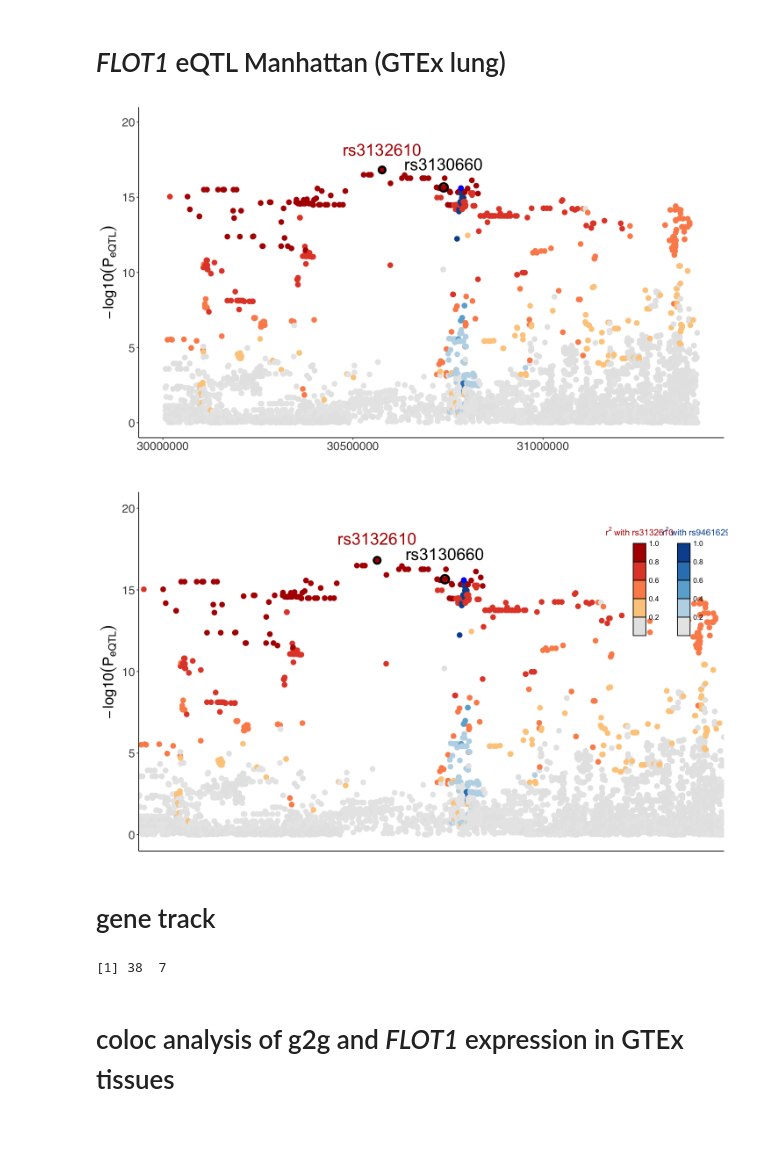
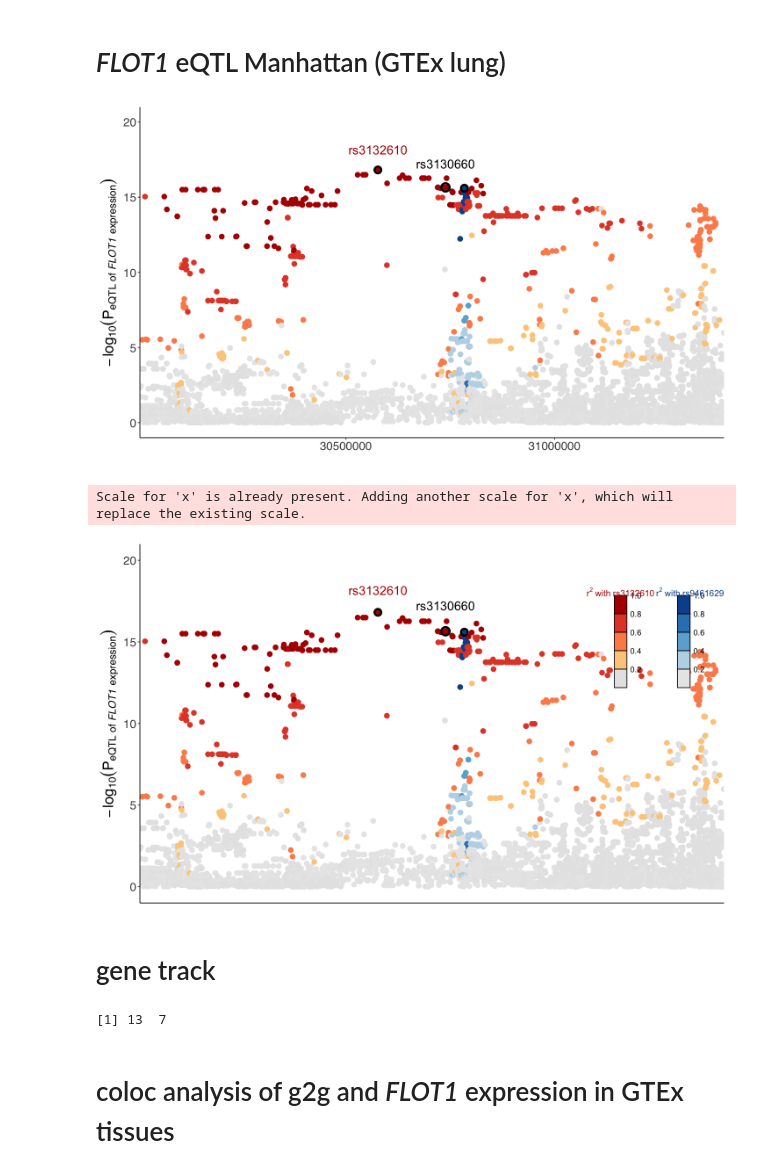
Before and after one commit to yang-luo-lab/TB-g2g, a Jupyter notebook: scripts/TBg2g_Fig3.ipynb, the cells around one changed output. Cells and saved outputs as stored; diff of their text form; code cells hidden in the pictures; blank space fills up the shorter version.

```diff
--- a/scripts/TBg2g_Fig3.ipynb
+++ b/scripts/TBg2g_Fig3.ipynb
@@ -121,47 +124,43 @@ options(repr.plot.width = 12, repr.plot.height = 7)
 
 eQTL$color <- factor(eQTL$col,levels=c((col1),rev(col2)))
 
-peQTL <- ggplot(data=eQTL %>% filter(position >= minpos & position <=maxpos & is.na(color))) +
-    geom_point(aes(x=position,y=-log10(pvalue)),col="gray90",size=3) + # GWAS plot
-    ylab(bquote(-log10(P[eQTL]))) + xlab("") + ylim(0,20)
-
-peQTL <- peQTL + scale_x_continuous(expand = c(0, 0))
 
 peQTL <- ggplot(data=eQTL %>% filter(position >= minpos & position <=maxpos & !is.na(color))) +
-    geom_point(aes(x=position,y=-log10(pvalue),col=color),size=3) + # GWAS plot
-    ylab(bquote(-log10(P[eQTL]))) + xlab("") + ylim(0,20)
+    geom_point(aes(x=position,y=-log10(pvalue),col=color),size=3) + # eQTL plot
+    ylab(bquote(-log[10](P[paste("eQTL of " ,italic("FLOT1"), " expression",sep="")]))) + xlab("") + ylim(0,20)
+peQTL <- peQTL + scale_x_continuous(expand = c(0, 0))
 
 
 # top GWAS SNP
 peQTL <- peQTL + geom_text(data=eQTL %>% filter(variant=="chr6_30738584_T_A"),
                            aes(x=position,y=-log10(pvalue)*1.1),
-                              label="rs3130660",size=8,col="black")
+                              label="rs3130660",size=6,col="black")
 
 peQTL <- peQTL + geom_point(data=eQTL %>% filter(variant=="chr6_30738584_T_A"),
                                  aes(x=position,y=-log10(pvalue)),
                 shape= 21,colour = "black", size=4, stroke=2)
 
 # independent eQTL SNPs (chr6_30576624_A_G_b38 (rs3132610),chr6_30783885_T_C_b38 (rs9461629))
 peQTL <- peQTL + geom_point(data=eQTL %>% filter(variant=="chr6_30576624_A_G"),
                                  aes(x=position,y=-log10(pvalue)),
                  colour = "black", size=3, shape=21,stroke=2)
 peQTL <- peQTL + geom_text(data=eQTL %>% filter(variant=="chr6_30576624_A_G"),
                                  aes(x=position,y=-log10(pvalue)*1.08), label="rs3132610",
-                 colour = col1[5], size=8)
+                 colour = col1[5], size=6)
 
 peQTL <- peQTL + geom_point(data=eQTL %>% filter(variant=="chr6_30783885_T_C"),
                                  aes(x=position,y=-log10(pvalue)),
-                colour = "blue", size=3)
+                colour = "black", size=3,shape=21, stroke=2)
 
 
 peQTL  <- peQTL +  scale_color_manual(values=c(col1,rev(col2)),guide='none')
 
 peQTL
 # %% [output]
-[figure, old version]
+[figure, new version]
 # %%
 # adding legend box
-legend_box = data.frame(x = 0.85, y = seq(0.8, 0.6, -0.05))
+legend_box = data.frame(x = 0.82, y = seq(0.8, 0.6, -0.05))
 
 peQTL <- peQTL +   xlab("") + theme(axis.title.x=element_blank(), axis.text.x=element_blank(), axis.ticks.x=element_blank())
 peQTL <- peQTL + scale_x_continuous(expand = c(0, 0))
@@ -171,12 +170,13 @@ peQTLlegend <- ggdraw(peQTL) +
                       aes(xmin = x, xmax = x + 0.02, ymin = y, ymax = y + 0.05),
                       color = "black",
                       fill = rev(col1)) +
-            draw_label("1.0", x = legend_box$x[1] + 0.02, y = 0.85, hjust = -0.3, size = 10) +
-            draw_label("0.8", x = legend_box$x[1] + 0.02, y = legend_box$y[1], hjust = -0.3, size = 10) +
-            draw_label("0.6", x = legend_box$x[2] + 0.02, y = legend_box$y[2], hjust = -0.3, size = 10) +
-            draw_label("0.4", x = legend_box$x[3] + 0.02, y = legend_box$y[3], hjust = -0.3, size = 10) +
-            draw_label("0.2", x = legend_box$x[4] + 0.02, y = legend_box$y[4], hjust = -0.3, size = 10) +
-            draw_label(parse(text = "r^2~with~rs3132610"),color=col1[5], x = legend_box$x[1] + 0.01, y = legend_box$y[1], vjust = -3, size = 12)
+            draw_label("1.0", x = legend_box$x[1] + 0.02, y = 0.85, hjust = -0.3, size = 11) +
+            draw_label("0.8", x = legend_box$x[1] + 0.02, y = legend_box$y[1], hjust = -0.3, size = 11) +
+            draw_label("0.6", x = legend_box$x[2] + 0.02, y = legend_box$y[2], hjust = -0.3, size = 11) +
+            draw_label("0.4", x = legend_box$x[3] + 0.02, y = legend_box$y[3], hjust = -0.3, size = 11) +
+            draw_label("0.2", x = legend_box$x[4] + 0.02, y = legend_box$y[4], hjust = -0.3, size = 11) +
+            draw_label(parse(text = "r^2~with~rs3132610"),color=col1[5], x = legend_box$x[1] + 0.01,
+                       y = legend_box$y[1], vjust = -2, size = 12)
 
 legend_box2 = data.frame(x = .92, y = seq(0.8, 0.6, -0.05))
 
@@ -185,19 +185,22 @@ peQTLlegend <- ggdraw(peQTLlegend) +
                       aes(xmin = x, xmax = x + 0.02, ymin = y, ymax = y + 0.05),
                       color = "black",
                       fill = rev(col2)) +
-            draw_label("1.0", x = legend_box2$x[1] + 0.02, y = 0.85, hjust = -0.3, size = 10) +
-            draw_label("0.8", x = legend_box2$x[1] + 0.02, y = legend_box2$y[1], hjust = -0.3, size = 10) +
-            draw_label("0.6", x = legend_box2$x[2] + 0.02, y = legend_box2$y[2], hjust = -0.3, size = 10) +
-            draw_label("0.4", x = legend_box2$x[3] + 0.02, y = legend_box2$y[3], hjust = -0.3, size = 10) +
-            draw_label("0.2", x = legend_box2$x[4] + 0.02, y = legend_box2$y[4], hjust = -0.3, size = 10) +
-            draw_label(parse(text = "r^2~with~rs9461629"), color=col2[5],x = legend_box2$x[1] + 0.03, y = legend_box2$y[1], vjust = -3, size = 12)
+            draw_label("1.0", x = legend_box2$x[1] + 0.02, y = 0.85, hjust = -0.3, size = 11) +
+            draw_label("0.8", x = legend_box2$x[1] + 0.02, y = legend_box2$y[1], hjust = -0.3, size = 11) +
+            draw_label("0.6", x = legend_box2$x[2] + 0.02, y = legend_box2$y[2], hjust = -0.3, size = 11) +
+            draw_label("0.4", x = legend_box2$x[3] + 0.02, y = legend_box2$y[3], hjust = -0.3, size = 11) +
+            draw_label("0.2", x = legend_box2$x[4] + 0.02, y = legend_box2$y[4], hjust = -0.3, size = 11) +
+            draw_label(parse(text = "r^2~with~rs9461629"), color=col2[5],
+                       x = legend_box2$x[1] + 0.02, y = legend_box2$y[1], vjust = -2, size = 12)
 
 
 options(repr.plot.width = 12, repr.plot.height = 7)
 
 peQTLlegend
 # %% [output]
+Scale for 'x' is already present. Adding another scale for 'x', which will
+replace the existing scale.
-[figure, old version]
+[figure, new version]
 # %% [markdown]
 # gene track
 # %%
@@ -220,11 +223,15 @@ biomTrack <- Gviz::BiomartGeneRegionTrack(genome = gbuild,
                                             biomart = mart)
 # %%
 # select subset of these genes for visualization (Protein coding and no TRIM)
-plotting_genes <- cisgenes[! grepl("TRIM",cisgenes$external_gene_name) &  !grepl("PSORS",cisgenes$external_gene_name) &
-                           ! grepl("MUC",cisgenes$external_gene_name),]
+#plotting_genes <- cisgenes[! grepl("TRIM",cisgenes$external_gene_name) &  !grepl("PSORS",cisgenes$external_gene_name) &
+#                           ! grepl("MUC",cisgenes$external_gene_name),]
+
+#select  genes to be plotted
+genes <- c("FLOT1","HLA-B","HLA-E","HLA-C","RPP21","TUBB", "CDSN",
+          "PPP1R10","SFTA2","MUCL3","IER3", "ABCF1","MICA","DDR1")
+plotting_genes <- cisgenes[cisgenes$external_gene_name %in% genes,]
 dim(plotting_genes)
-
 subTrack <- biomTrack[gene(biomTrack) %in% plotting_genes$ensembl_gene_id]
 # %% [output]
-[1] 38  7
+[1] 13  7
 # %%
```
Also changed, not shown: parts of 8 cells of this notebook, 19 other files.
